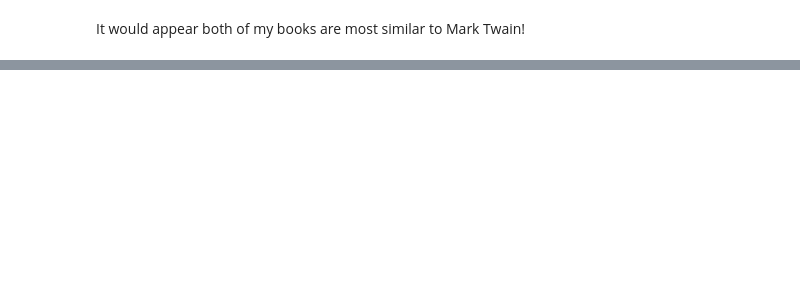
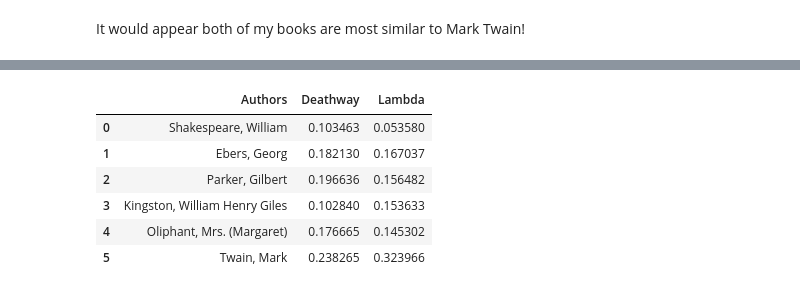
Before and after one commit to tomoumer/discovery_of_writing_differences, a Jupyter notebook: notebooks/data_exploration.ipynb, the cells around one changed output, grey strips where cells are left out. Drawn from its saved outputs; the diff is of its cells as text; code cells hidden in the pictures; blank space fills up the shorter version.

```diff
--- a/notebooks/data_exploration.ipynb
+++ b/notebooks/data_exploration.ipynb
@@ -254,8 +222,13 @@ Function that opens files and extracts the text (leaving the Gutenberg info at t
 # %%
 def import_book(filepath):
 
-    with open(filepath, encoding = 'utf-8') as fi:
-        book = fi.read()
+    try:
+        with open(filepath, encoding = 'utf-8') as fi:
+            book = fi.read()
+
+    except:
+        with open(filepath, encoding = 'unicode_escape') as fi:
+            book = fi.read()
 
     if(not re.search('\*\*\* START OF .+? \*\*\*', book)):
         book_start = 0
@@ -400,0 +374,14 @@ It would appear both of my books are most similar to Mark Twain!
+# %%
+test_df = pd.DataFrame(pipe_vect_logreg.predict_proba(my_books['book_content']).T, columns=['Deathway', 'Lambda'])
+
+test_df.insert (0, 'Authors', top_six_authors_dict.keys())
+
+test_df
+# %% [output]
+|  | Authors | Deathway | Lambda |
+| 0 | Shakespeare, William | 0.103463 | 0.053580 |
+| 1 | Ebers, Georg | 0.182130 | 0.167037 |
+| 2 | Parker, Gilbert | 0.196636 | 0.156482 |
+| 3 | Kingston, William Henry Giles | 0.102840 | 0.153633 |
+| 4 | Oliphant, Mrs. (Margaret) | 0.176665 | 0.145302 |
+| 5 | Twain, Mark | 0.238265 | 0.323966 |
```
Also changed, not shown: parts of 33 cells of this notebook.
